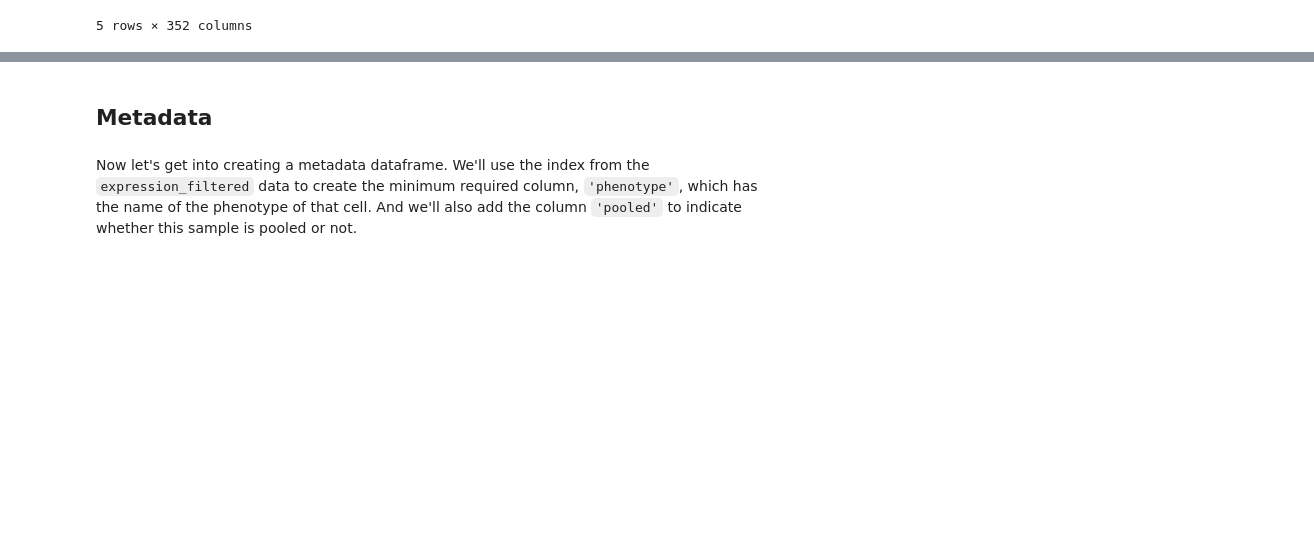
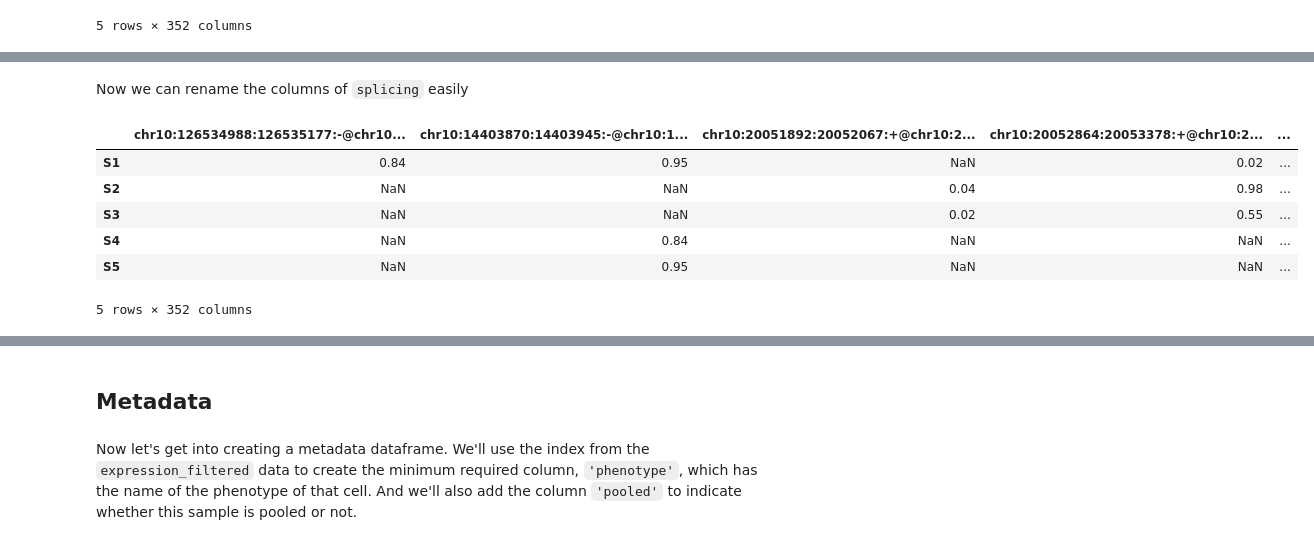
Before and after one commit to olgabot/olgabot.github.io-source-deprecated, a Jupyter notebook: content/shalek2013.ipynb, the cells around one changed output, grey strips where cells are left out. Drawn from its saved outputs; the diff is of its cells as text; code cells hidden in the pictures; blank space fills up the shorter version.

```diff
--- a/content/shalek2013.ipynb
+++ b/content/shalek2013.ipynb
@@ -283,0 +287,2 @@ splicing.head()
+# %%
+event_names, gene_names = zip(*splicing.columns.tolist())
@@ -283,0 +315,13 @@ splicing.head()
+# %% [markdown]
+Now we can rename the columns of `splicing` easily
+# %%
+splicing.columns = event_names
+splicing.head()
+# %% [output]
+|  | chr10:126534988:126535177:-@chr10... | chr10:14403870:14403945:-@chr10:1... | chr10:20051892:20052067:+@chr10:2... | chr10:20052864:20053378:+@chr10:2... | ... |
+| S1 | 0.84 | 0.95 | NaN | 0.02 | ... |
+| S2 | NaN | NaN | 0.04 | 0.98 | ... |
+| S3 | NaN | NaN | 0.02 | 0.55 | ... |
+| S4 | NaN | 0.84 | NaN | NaN | ... |
+| S5 | NaN | 0.95 | NaN | NaN | ... |
+5 rows × 352 columns
```
Also changed, not shown: parts of 27 cells of this notebook, 15 other files.
